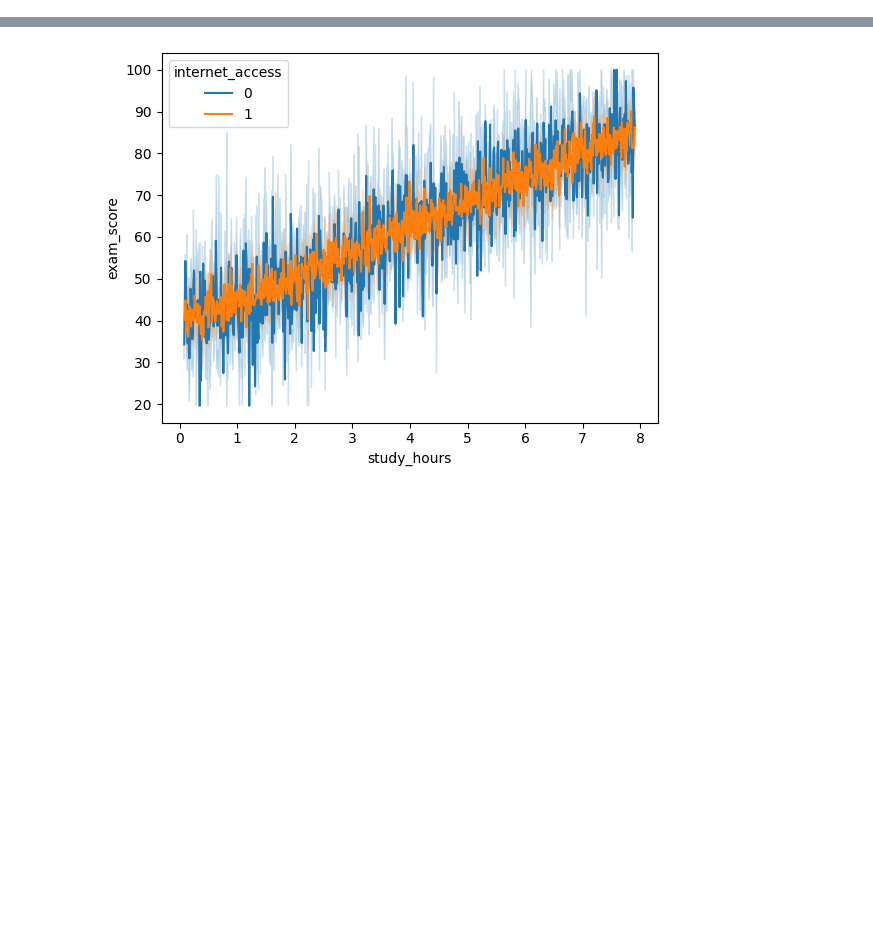
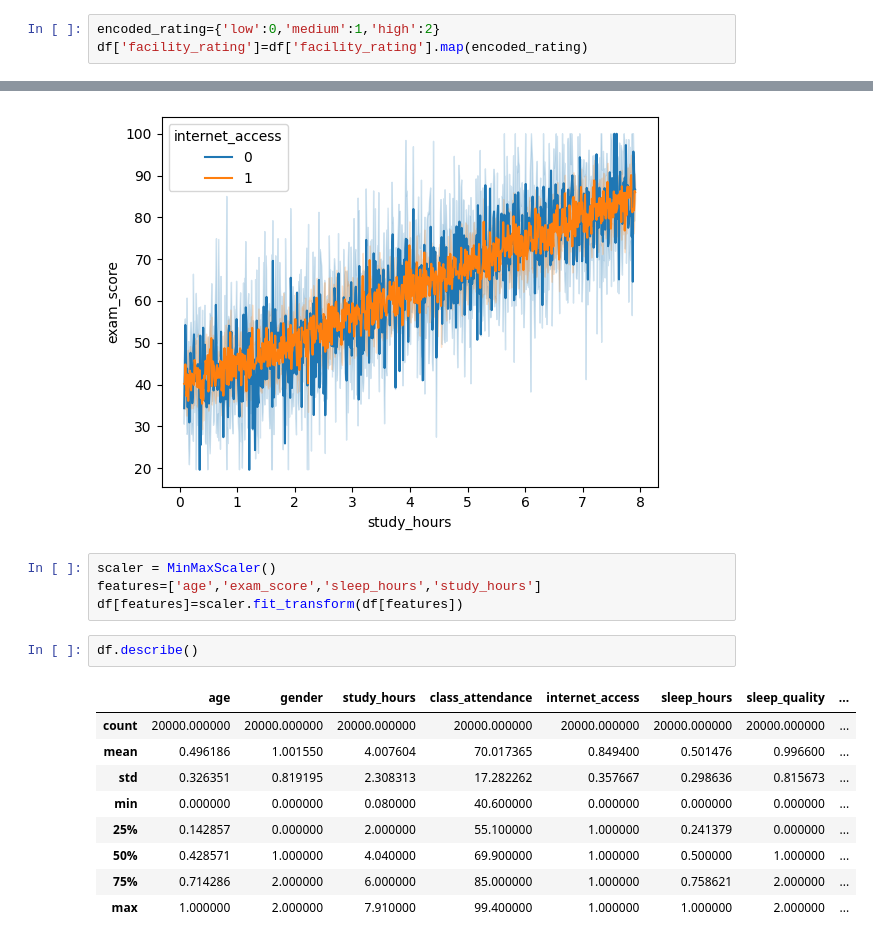
Before and after one commit to Smuthusivam/Data-Science-Internship, a Jupyter notebook: Categorical Dataset Analysis.ipynb, the cells around one changed output, grey strips where cells are left out. Drawn from its saved outputs; the diff is of its cells as text; blank space fills up the shorter version.

```diff
--- a/Categorical Dataset Analysis.ipynb
+++ b/Categorical Dataset Analysis.ipynb
@@ -186,6 +188,9 @@ medium    6760
 low       6638
 high      6602
 Name: count, dtype: int64
+# %%
+encoded_rating={'low':0,'medium':1,'high':2}
+df['facility_rating']=df['facility_rating'].map(encoded_rating)
 # %%
 sns.countplot(data=df,x='facility_rating')
 # %% [output]
@@ -205,3 +210,19 @@ sns.lineplot(data=df, x='study_hours', y='exam_score', hue='internet_access')
 # %% [output]
 <Axes: xlabel='study_hours', ylabel='exam_score'>
 [figure]
+# %%
+scaler = MinMaxScaler()
+features=['age','exam_score','sleep_hours','study_hours']
+df[features]=scaler.fit_transform(df[features])
+# %%
+df.describe()
+# %% [output]
+|  | age | gender | study_hours | class_attendance | internet_access | sleep_hours | sleep_quality | ... |
+| count | 20000.000000 | 20000.000000 | 20000.000000 | 20000.000000 | 20000.000000 | 20000.000000 | 20000.000000 | ... |
+| mean | 0.496186 | 1.001550 | 4.007604 | 70.017365 | 0.849400 | 0.501476 | 0.996600 | ... |
+| std | 0.326351 | 0.819195 | 2.308313 | 17.282262 | 0.357667 | 0.298636 | 0.815673 | ... |
+| min | 0.000000 | 0.000000 | 0.080000 | 40.600000 | 0.000000 | 0.000000 | 0.000000 | ... |
+| 25% | 0.142857 | 0.000000 | 2.000000 | 55.100000 | 1.000000 | 0.241379 | 0.000000 | ... |
+| 50% | 0.428571 | 1.000000 | 4.040000 | 69.900000 | 1.000000 | 0.500000 | 1.000000 | ... |
+| 75% | 0.714286 | 2.000000 | 6.000000 | 85.000000 | 1.000000 | 0.758621 | 2.000000 | ... |
+| max | 1.000000 | 2.000000 | 7.910000 | 99.400000 | 1.000000 | 1.000000 | 2.000000 | ... |
```
Also changed, not shown: parts of 2 cells of this notebook, 2 other files.
